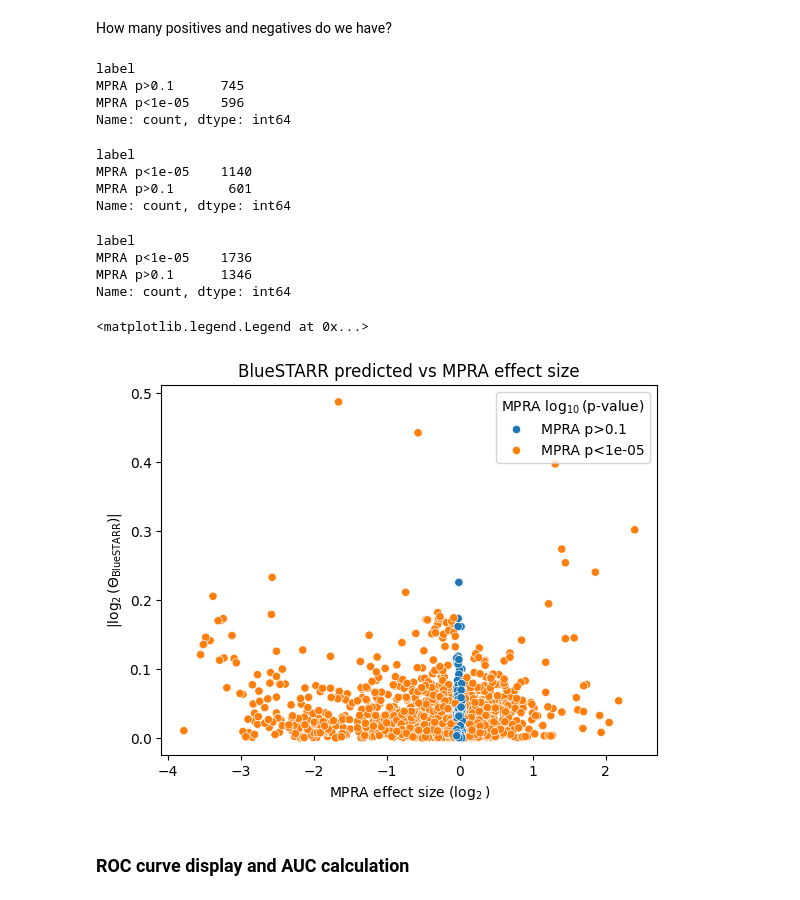
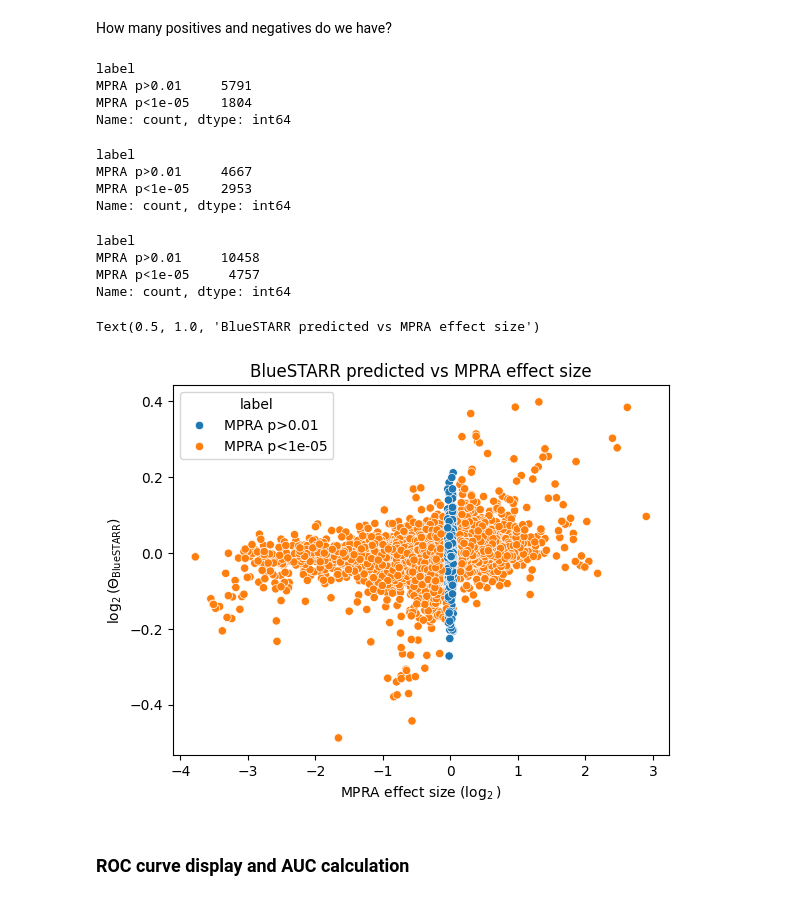
Before and after one commit to Duke-IGVF/BlueSTARR-viz, a Jupyter notebook: preds/Kircher-vs-BlueSTARR-preds.ipynb, the cells around one changed output. Saved outputs shown, nothing was run; the diff lists cells and outputs as text; code cells hidden in the pictures.

Commit message:
Adds infill predictions and enhancer/promoter separation

```diff
--- a/preds/Kircher-vs-BlueSTARR-preds.ipynb
+++ b/preds/Kircher-vs-BlueSTARR-preds.ipynb
@@ -64,7 +87,7 @@ We include the reference allele as a sanity check. Including it in the join cond
 Kircher _et al_ (2019) use not only the effect size, but also the P-value and Tags columns for filtering. We therefore include both here.
 # %%
 blue_kircher = duckdb.sql(
-    "select k.chrom, k.allele_pos, k.ref_allele, k.alt_allele, "
+    "select k.region_type, k.region, k.chrom, k.allele_pos, k.ref_allele, k.alt_allele, "
     "m.ref_allele as blue_ref_allele, m.log2FC, "
     "last(k.Value order by abs(k.Value)) as mpra_max_log2effect, "
     "last(k.p_value order by abs(k.Value)) as mpra_p_value, "
@@ -72,7 +95,7 @@ blue_kircher = duckdb.sql(
     "from mut_data k, mutpreds m "
     "where k.chrom = m.chrom "
     "and k.allele_pos = m.allele_pos and k.alt_allele = m.allele "
-    "group by k.chrom, k.allele_pos, k.ref_allele, k.alt_allele, m.ref_allele, m.log2FC")
+    "group by k.region_type, k.region, k.chrom, k.allele_pos, k.ref_allele, k.alt_allele, m.ref_allele, m.log2FC")
 # %% [markdown]
 It's not necessary for the ROC curve analysis, but to make sanity inspection easier we order by chromosomal position and alt allele.
 # %%
@@ -95,0 +120,6 @@ bk_df
+# %%
+bk_infill = duckdb.sql(
+    "select * from infill_data bki where not exists ("
+    "select 1 from blue_kircher bk "
+    "where bk.chrom = bki.chrom and bk.allele_pos = bki.allele_pos and bk.alt_allele = bki.alt_allele)").df()
+print(f"Number of MPRA results matching infill predictions but not cCRE predictions: {len(bk_infill):,}")
@@ -95,0 +128,2 @@ bk_df
+# %%
+bk_df = pd.concat([bk_df, bk_infill], ignore_index=True).sort_values(['chrom', 'allele_pos', 'alt_allele'])
@@ -158,33 +196,32 @@ How many positives and negatives do we have?
 bk_df_pos.value_counts('label')
 # %% [output]
 label
-MPRA p>0.1      745
-MPRA p<1e-05    596
+MPRA p>0.01     5791
+MPRA p<1e-05    1804
 Name: count, dtype: int64
 # %%
 bk_df_neg.value_counts('label')
 # %% [output]
 label
-MPRA p<1e-05    1140
-MPRA p>0.1       601
+MPRA p>0.01     4667
+MPRA p<1e-05    2953
 Name: count, dtype: int64
 # %%
 bk_df_all.value_counts('label')
 # %% [output]
 label
-MPRA p<1e-05    1736
-MPRA p>0.1      1346
+MPRA p>0.01     10458
+MPRA p<1e-05     4757
 Name: count, dtype: int64
 # %%
 ax = sns.scatterplot(data=bk_df_all,
-                     x='mpra_max_log2effect', y='abs_log2FC',
+                     x='mpra_max_log2effect', y='log2FC',
                      hue='label')
-ax.set(xlabel='MPRA effect size ($\log_2)$', ylabel='$|\log_2(\Theta_{\mathrm{BlueSTARR}})|$')
+ax.set(xlabel='MPRA effect size ($\log_2)$', ylabel='$\log_2(\Theta_{\mathrm{BlueSTARR}})$')
 ax.set_title('BlueSTARR predicted vs MPRA effect size')
-ax.legend(title='MPRA $\log_{10}$(p-value)')
 # %% [output]
-<matplotlib.legend.Legend at 0x...>
+Text(0.5, 1.0, 'BlueSTARR predicted vs MPRA effect size')
-[figure, old version]
+[figure, new version]
 # %% [markdown]
 ### ROC curve display and AUC calculation
 # %%
```
Also changed, not shown: parts of 31 cells of this notebook.
